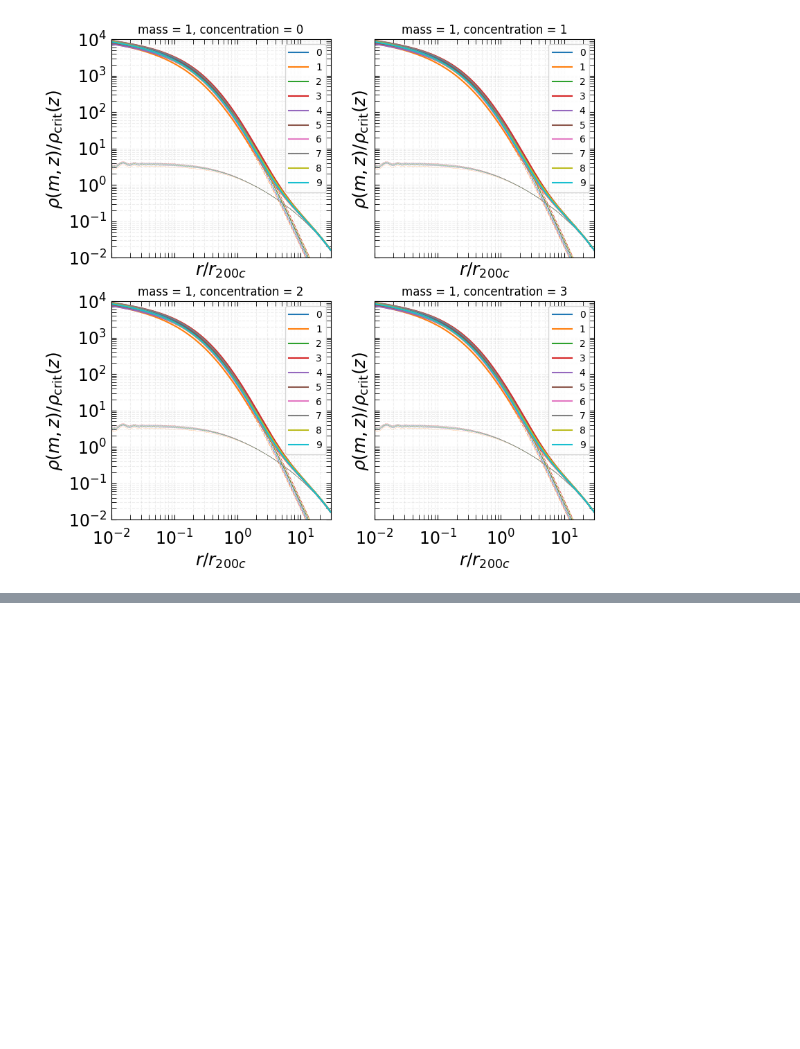
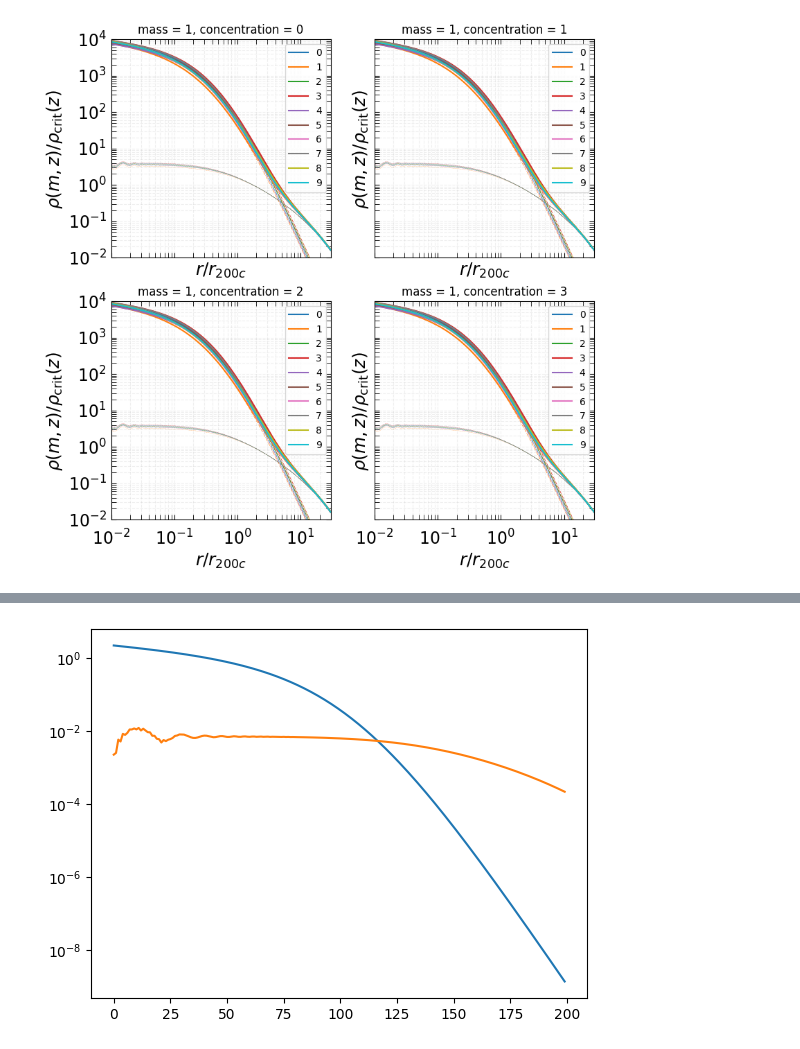
Before and after one commit to CLASS-SZ/class_sz, a Jupyter notebook: notebooks/class_sz_tutorial_notebooks/correct_battaglia_density_and_pressure_profile.ipynb, the cells around one changed output, grey strips where cells are left out. Drawn from its saved outputs; the diff is of its cells as text; code cells hidden in the pictures; blank space fills up the shorter version.

```diff
--- a/notebooks/class_sz_tutorial_notebooks/correct_battaglia_density_and_pressure_profile.ipynb
+++ b/notebooks/class_sz_tutorial_notebooks/correct_battaglia_density_and_pressure_profile.ipynb
@@ -2410,0 +2408,5 @@ for i in range(plot_dim):
+# %%
+params_test = {'A_P0': 1.1, 'A_beta': 4.35, 'A_xc': 0.497,
+               'alpha_m_P0': 0.154, 'alpha_m_xc': -0.00865,
+               'alpha_m_beta': 0.0393, 'alpha_z_P0': -0.758,
+               'alpha_z_xc': 0.731, 'alpha_z_beta': 0.415}
@@ -2410,0 +2510,36 @@ for i in range(plot_dim):
+# %%
+mp = 3e13*cosmo_params['H0']/100. # in msun/h, 200c definition
+zp = 0.55
+r200c = M.get_r_delta_of_m_delta_at_z(200,mp,zp) # just here for the record, needed for 2-halo
+x_200c = np.geomspace(0.01,30,200) # this is r/r200c
+
+# 1-halo pressure
+pe = np.vectorize(M.get_pressure_P_over_P_delta_at_x_M_z_b12_200c)
+pe1h = pe(x_200c,
+          mp,
+          zp,
+          A_P0 = params_test['A_P0'],
+          A_xc = params_test['A_xc'],
+          A_beta = params_test['A_beta'],
+          alpha_m_P0 = params_test['alpha_m_P0'],
+          alpha_m_xc = params_test['alpha_m_xc'],
+          alpha_m_beta = params_test['alpha_m_beta'],
+          alpha_z_P0 = params_test['alpha_z_P0'],
+          alpha_z_xc = params_test['alpha_z_xc'],
+          alpha_z_beta = params_test['alpha_z_beta'])
+          # alpha = alpha_B12p,
+          # gamma = gamma_B12p)
+
+pe_1h = pe1h
+
+# 2-halo contribution
+r = x_200c*r200c
+pe2h_internal = np.vectorize(M.get_gas_pressure_2h_at_r_and_m_and_z)(r,mp,zp)
+pe200 = M.get_P_delta_at_m_and_z_b12(mp,zp)
+pe_2h = pe2h_internal/pe200
+# %%
+plt.plot(pe_1h)
+plt.plot(pe_2h)
+plt.yscale('log')
+# %% [output]
+[figure, added]
```
Also changed, not shown: parts of 3 cells of this notebook, 3 other files.
